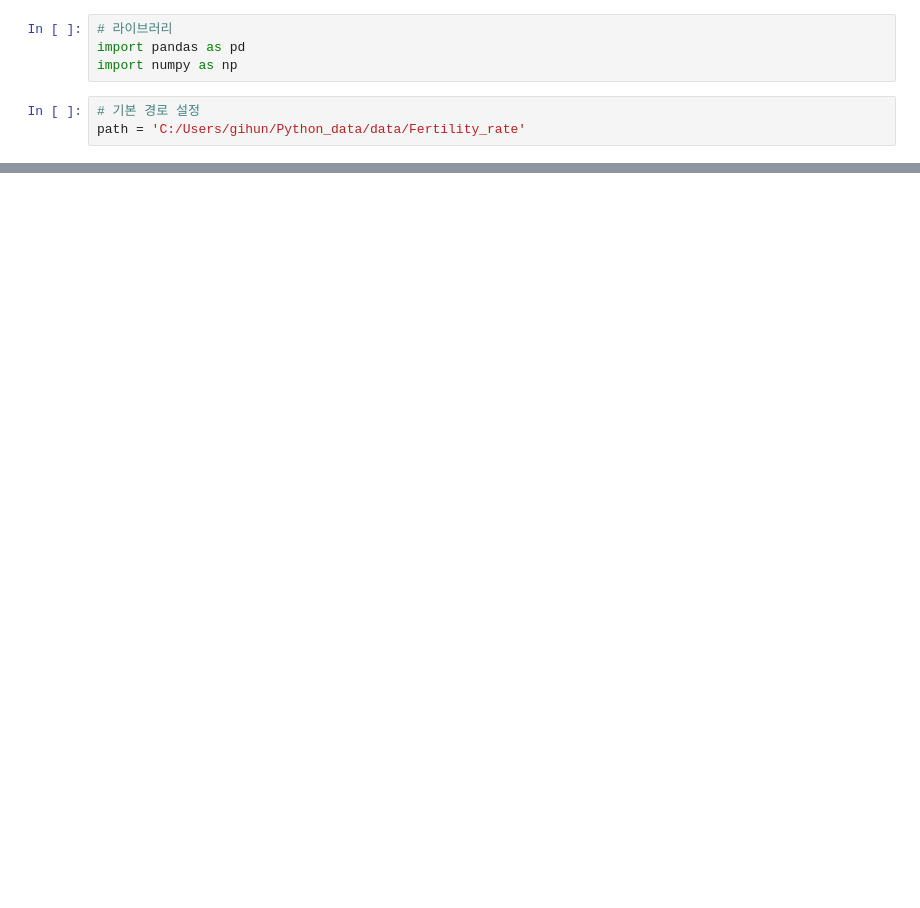
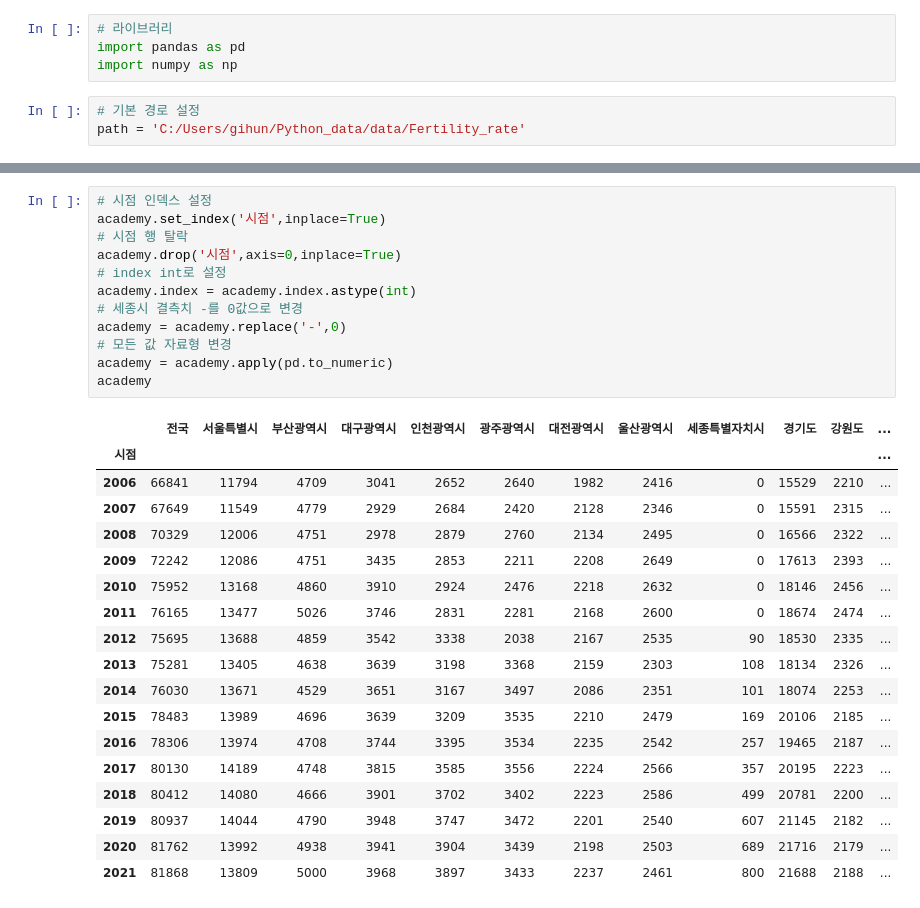
Before and after one commit to jewoodev/To_raise_a_child_well, a Jupyter notebook: data/gihoon/fertility_rate.ipynb, the cells around one changed output, grey strips where cells are left out. Cells and saved outputs as stored; diff of their text form; blank space fills up the shorter version.

```diff
--- a/data/gihoon/fertility_rate.ipynb
+++ b/data/gihoon/fertility_rate.ipynb
@@ -34,0 +110,31 @@ seoul_target_df
+# %%
+# 시점 인덱스 설정
+academy.set_index('시점',inplace=True)
+# 시점 행 탈락
+academy.drop('시점',axis=0,inplace=True)
+# index int로 설정
+academy.index = academy.index.astype(int)
+# 세종시 결측치 -를 0값으로 변경
+academy = academy.replace('-',0)
+# 모든 값 자료형 변경
+academy = academy.apply(pd.to_numeric)
+academy
+# %% [output]
+|  | 전국 | 서울특별시 | 부산광역시 | 대구광역시 | 인천광역시 | 광주광역시 | 대전광역시 | 울산광역시 | 세종특별자치시 | 경기도 | 강원도 | ... |
+| 시점 |  |  |  |  |  |  |  |  |  |  |  | ... |
+| 2006 | 66841 | 11794 | 4709 | 3041 | 2652 | 2640 | 1982 | 2416 | 0 | 15529 | 2210 | ... |
+| 2007 | 67649 | 11549 | 4779 | 2929 | 2684 | 2420 | 2128 | 2346 | 0 | 15591 | 2315 | ... |
+| 2008 | 70329 | 12006 | 4751 | 2978 | 2879 | 2760 | 2134 | 2495 | 0 | 16566 | 2322 | ... |
+| 2009 | 72242 | 12086 | 4751 | 3435 | 2853 | 2211 | 2208 | 2649 | 0 | 17613 | 2393 | ... |
+| 2010 | 75952 | 13168 | 4860 | 3910 | 2924 | 2476 | 2218 | 2632 | 0 | 18146 | 2456 | ... |
+| 2011 | 76165 | 13477 | 5026 | 3746 | 2831 | 2281 | 2168 | 2600 | 0 | 18674 | 2474 | ... |
+| 2012 | 75695 | 13688 | 4859 | 3542 | 3338 | 2038 | 2167 | 2535 | 90 | 18530 | 2335 | ... |
+| 2013 | 75281 | 13405 | 4638 | 3639 | 3198 | 3368 | 2159 | 2303 | 108 | 18134 | 2326 | ... |
+| 2014 | 76030 | 13671 | 4529 | 3651 | 3167 | 3497 | 2086 | 2351 | 101 | 18074 | 2253 | ... |
+| 2015 | 78483 | 13989 | 4696 | 3639 | 3209 | 3535 | 2210 | 2479 | 169 | 20106 | 2185 | ... |
+| 2016 | 78306 | 13974 | 4708 | 3744 | 3395 | 3534 | 2235 | 2542 | 257 | 19465 | 2187 | ... |
+| 2017 | 80130 | 14189 | 4748 | 3815 | 3585 | 3556 | 2224 | 2566 | 357 | 20195 | 2223 | ... |
+| 2018 | 80412 | 14080 | 4666 | 3901 | 3702 | 3402 | 2223 | 2586 | 499 | 20781 | 2200 | ... |
+| 2019 | 80937 | 14044 | 4790 | 3948 | 3747 | 3472 | 2201 | 2540 | 607 | 21145 | 2182 | ... |
+| 2020 | 81762 | 13992 | 4938 | 3941 | 3904 | 3439 | 2198 | 2503 | 689 | 21716 | 2179 | ... |
+| 2021 | 81868 | 13809 | 5000 | 3968 | 3897 | 3433 | 2237 | 2461 | 800 | 21688 | 2188 | ... |
```
Also changed, not shown: parts of 21 cells of this notebook.
